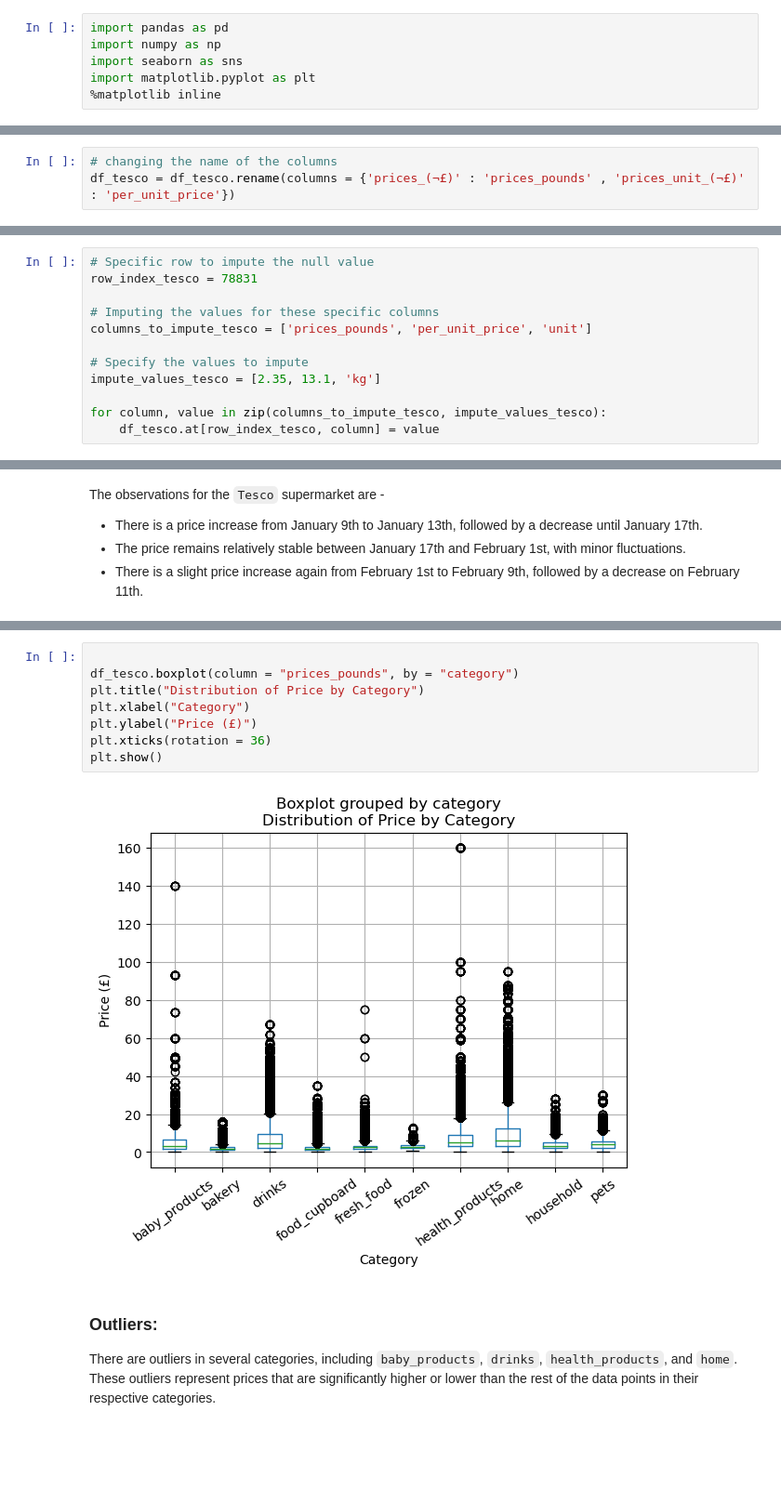
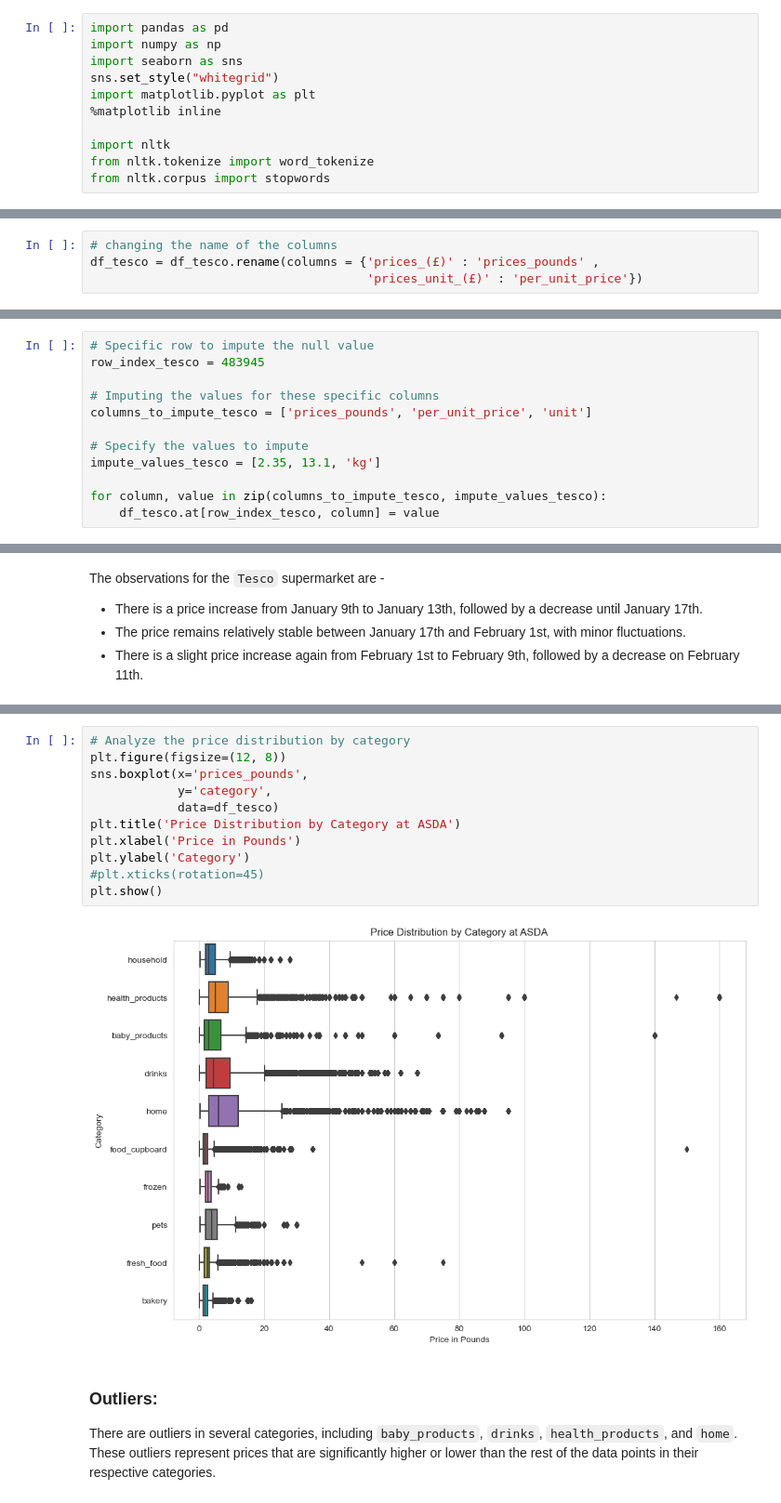
Before and after one commit to purvij07/Revenue-Prediction-Customer-Analytics-for-Supermarket-Data, a Jupyter notebook: code/Tesco_dataset.ipynb, the cells around one changed output, grey strips where cells are left out. Shown at 93% size. Drawn from its saved outputs; the diff is of its cells as text; blank space fills up the shorter version.

```diff
--- a/code/Tesco_dataset.ipynb
+++ b/code/Tesco_dataset.ipynb
@@ -4,8 +4,13 @@
 import pandas as pd
 import numpy as np
 import seaborn as sns
+sns.set_style("whitegrid")
 import matplotlib.pyplot as plt
 %matplotlib inline
+
+import nltk
+from nltk.tokenize import word_tokenize
+from nltk.corpus import stopwords
 # %% [markdown]
 # Loading the "Tesco" supermarket data
 # %%
@@ -22,7 +27,8 @@ df_tesco.head()
 # Modifying the column names and changing the format of the date column
 # %%
 # changing the name of the columns
-df_tesco = df_tesco.rename(columns = {'prices_(¬£)' : 'prices_pounds' , 'prices_unit_(¬£)' : 'per_unit_price'})
+df_tesco = df_tesco.rename(columns = {'prices_(£)' : 'prices_pounds' ,
+                                      'prices_unit_(£)' : 'per_unit_price'})
 # %%
 # Correcting data types: Convert the 'date' column to datetime format
 df_tesco['date'] = pd.to_datetime(df_tesco['date'], format='%Y%m%d')
@@ -120,7 +126,7 @@ print(rows_starting_with_twix)
 ## Imputing the null value
 # %%
 # Specific row to impute the null value
-row_index_tesco = 78831
+row_index_tesco = 483945
 
 # Imputing the values for these specific columns
 columns_to_impute_tesco = ['prices_pounds', 'per_unit_price', 'unit']
@@ -211,13 +253,16 @@ The observations for the `Tesco` supermarket are -
 # %%
-
-df_tesco.boxplot(column = "prices_pounds", by = "category")
-plt.title("Distribution of Price by Category")
-plt.xlabel("Category")
-plt.ylabel("Price (£)")
-plt.xticks(rotation = 36)
+# Analyze the price distribution by category
+plt.figure(figsize=(12, 8))
+sns.boxplot(x='prices_pounds',
+            y='category',
+            data=df_tesco)
+plt.title('Price Distribution by Category at ASDA')
+plt.xlabel('Price in Pounds')
+plt.ylabel('Category')
+#plt.xticks(rotation=45)
 plt.show()
 # %% [output]
-[figure, old version]
+[figure, new version]
 # %% [markdown]
 ### Outliers:
 There are outliers in several categories, including `baby_products`, `drinks`, `health_products`, and `home`. These outliers represent prices that are significantly higher or lower than the rest of the data points in their respective categories.
```
Also changed, not shown: parts of 35 cells of this notebook, 1 other file.
